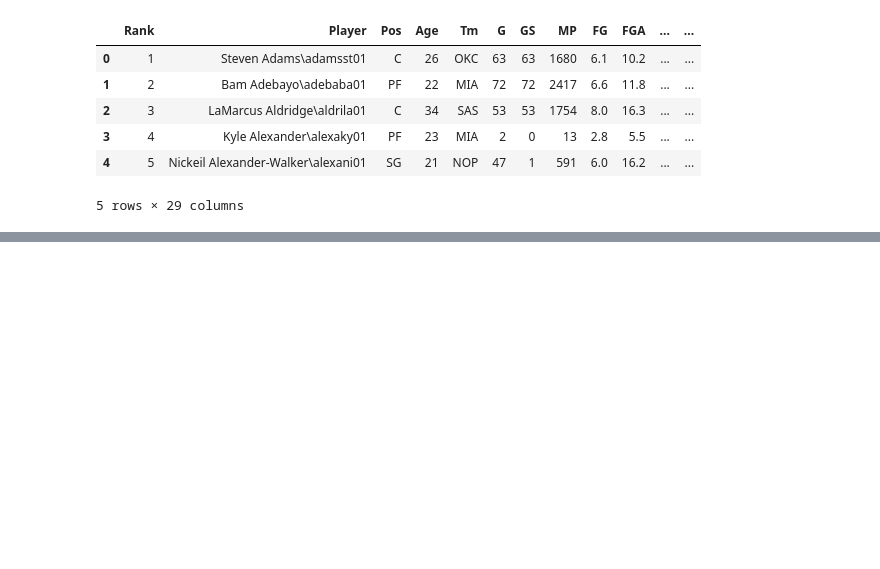
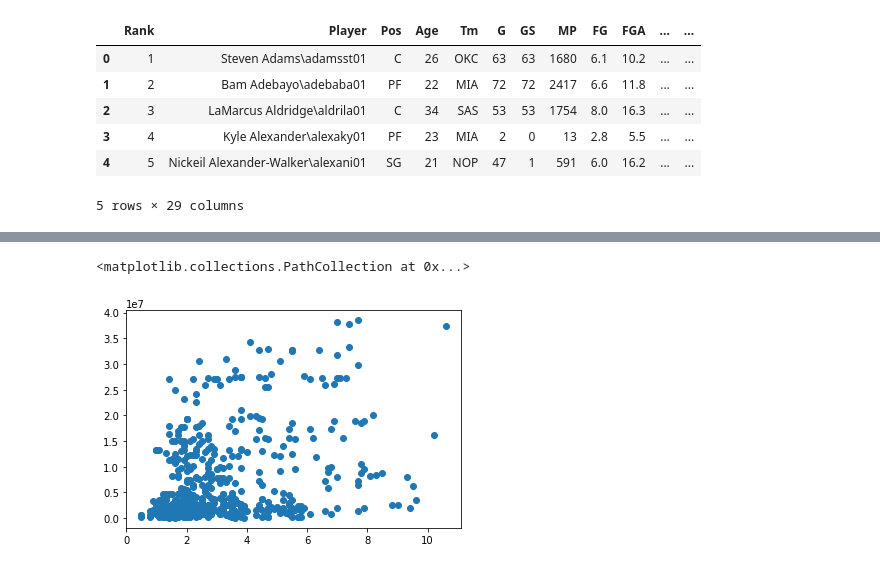
Before and after one commit to Mick-scanlon/NBADataAnalysis, a Jupyter notebook: ProjectCode.ipynb, the cells around one changed output, grey strips where cells are left out. Saved outputs shown, nothing was run; the diff lists cells and outputs as text; code cells hidden in the pictures; blank space fills up the shorter version.

```diff
--- a/ProjectCode.ipynb
+++ b/ProjectCode.ipynb
@@ -154,0 +160,5 @@ joint1.dropna()
+# %%
+plt.scatter(joint1['AST'],joint1['2019-20'])
+# %% [output]
+<matplotlib.collections.PathCollection at 0x...>
+[figure, added]
```
Also changed, not shown: parts of 32 cells of this notebook.
